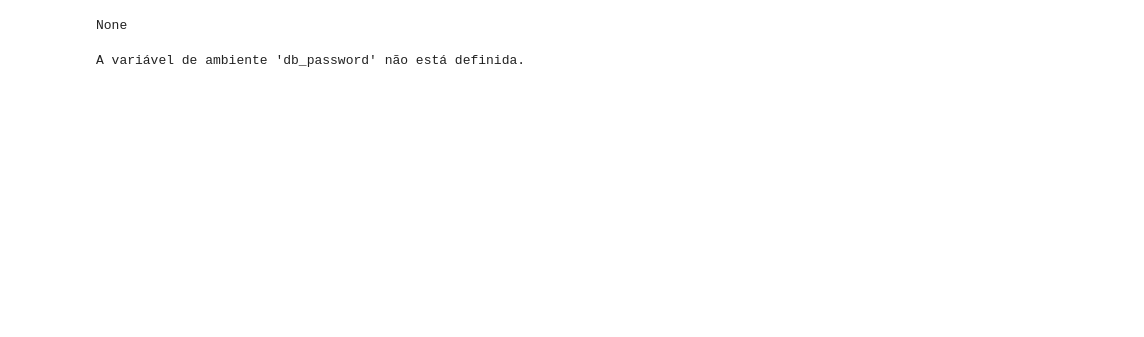
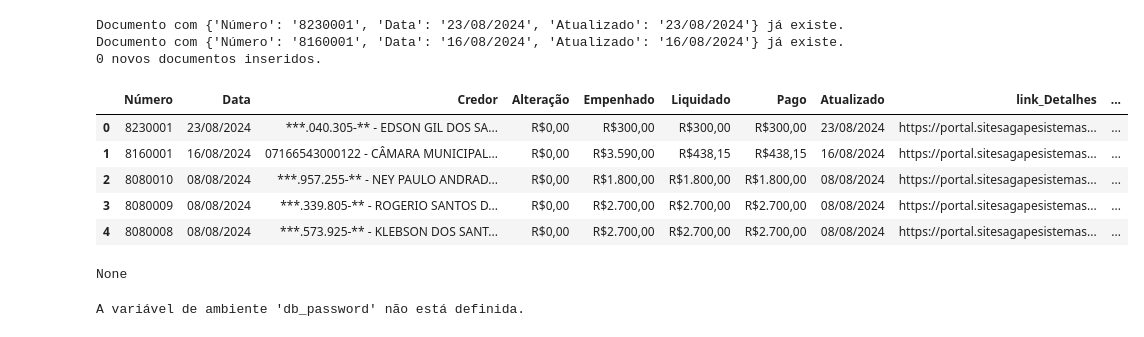
Before and after one commit to renoaldocosta/ControlGov-app, a Jupyter notebook: notebook_empenhos.ipynb, the cells around one changed output. Cells and saved outputs as stored; diff of their text form; code cells hidden in the pictures; blank space fills up the shorter version.

Commit message:
antes de adicionar argumento para pegar periodo (começo,ano) (normal,ano)

```diff
--- a/notebook_empenhos.ipynb
+++ b/notebook_empenhos.ipynb
@@ -383 +592,49 @@ Dimensões do df_completo: (13, 25)
+# %%
+import pandas as pd
+
+def inserir_df_no_mongodb_sem_duplicados(df, collection, campos_unicos):
+    """
+    Insere os documentos de um DataFrame no MongoDB, mas somente se eles não existirem.
+
+    Args:
+        df: O DataFrame contendo os documentos a serem inseridos.
+        collection: A coleção MongoDB onde os documentos serão inseridos.
+        campos_unicos: Lista de campos que formam a chave única (exemplo: ['Número', 'Data', 'Atualizado']).
+    """
+    # Converte o DataFrame em uma lista de dicionários (cada linha é um documento)
+    documentos = df.to_dict(orient='records')
+
+    documentos_inseridos = 0
+
+    for documento in documentos:
+        # Criar o filtro para a chave composta
+        filtro = {campo: documento[campo] for campo in campos_unicos}
+
+        # Verificar se o documento com a chave composta já existe
+        if collection.count_documents(filtro) == 0:
+            # Se não existir, insere o documento
+            collection.insert_one(documento)
+            documentos_inseridos += 1
+        else:
+            print(f"Documento com {filtro} já existe.")
+
+    print(f"{documentos_inseridos} novos documentos inseridos.")
+
+
+# Inserir no MongoDB, evitando duplicação com base nos campos 'Número', 'Data', 'Atualizado'
+chave_composta = ['Número', 'Data', 'Atualizado']
+inserir_df_no_mongodb_sem_duplicados(df_completo_sample, mongodb_collection, chave_composta)
+# %% [output]
+Documento com {'Número': '8230001', 'Data': '23/08/2024', 'Atualizado': '23/08/2024'} já existe.
+Documento com {'Número': '8160001', 'Data': '16/08/2024', 'Atualizado': '16/08/2024'} já existe.
+0 novos documentos inseridos.
+# %%
+df_completo.head()
+# %% [output]
+|  | Número | Data | Credor | Alteração | Empenhado | Liquidado | Pago | Atualizado | link_Detalhes | ... |
+| 0 | 8230001 | 23/08/2024 | ***.040.305-** - EDSON GIL DOS SA... | R$0,00 | R$300,00 | R$300,00 | R$300,00 | 23/08/2024 | https://portal.sitesagapesistemas... | ... |
+| 1 | 8160001 | 16/08/2024 | 07166543000122 - CÂMARA MUNICIPAL... | R$0,00 | R$3.590,00 | R$438,15 | R$438,15 | 16/08/2024 | https://portal.sitesagapesistemas... | ... |
+| 2 | 8080010 | 08/08/2024 | ***.957.255-** - NEY PAULO ANDRAD... | R$0,00 | R$1.800,00 | R$1.800,00 | R$1.800,00 | 08/08/2024 | https://portal.sitesagapesistemas... | ... |
+| 3 | 8080009 | 08/08/2024 | ***.339.805-** - ROGERIO SANTOS D... | R$0,00 | R$2.700,00 | R$2.700,00 | R$2.700,00 | 08/08/2024 | https://portal.sitesagapesistemas... | ... |
+| 4 | 8080008 | 08/08/2024 | ***.573.925-** - KLEBSON DOS SANT... | R$0,00 | R$2.700,00 | R$2.700,00 | R$2.700,00 | 08/08/2024 | https://portal.sitesagapesistemas... | ... |
 # %%
```
Also changed, not shown: parts of 9 cells of this notebook.
